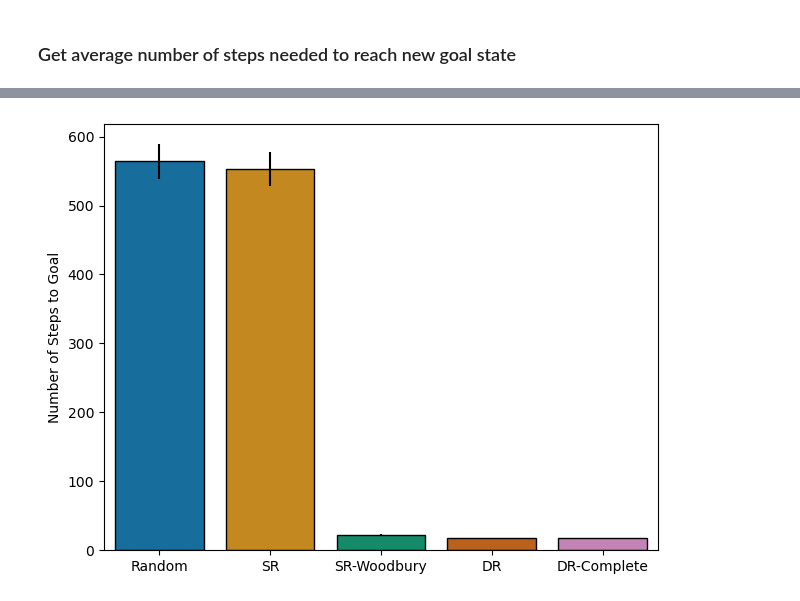
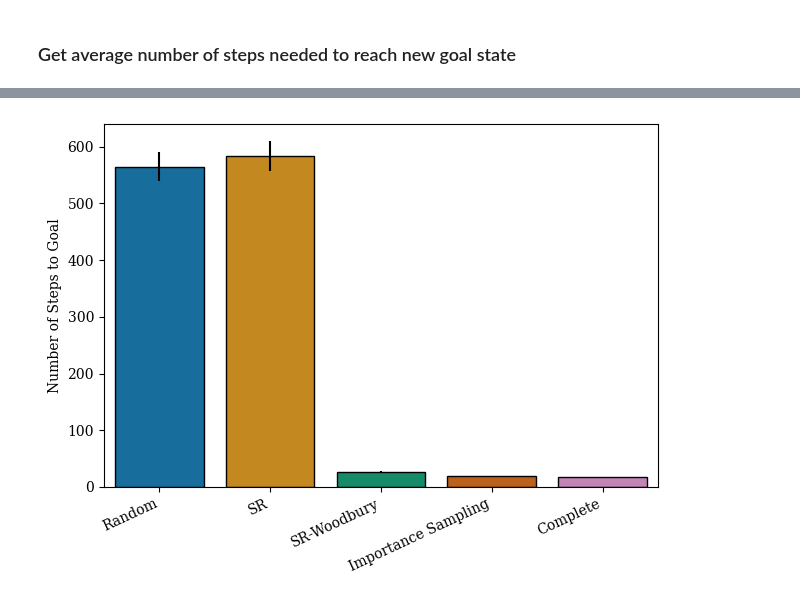
Before and after one commit to ArminBaz/SR-IS, a Jupyter notebook: src/model_comparison.ipynb, the cells around one changed output, grey strips where cells are left out. Saved outputs shown, nothing was run; the diff lists cells and outputs as text; code cells hidden in the pictures.

```diff
--- a/src/model_comparison.ipynb
+++ b/src/model_comparison.ipynb
@@ -25,13 +25,13 @@ envs = ["maze-10x10-G1", "maze-10x10-G2", "maze-10x10-G3"]
 # %%
 # Model Hyperparams
 reward = -0.8
-alpha = 0.1
+alpha = 0.05
 beta = 1.0
 _lambda = 1.0
 num_steps = 120000
 
 # Simulation parameters
-num_simulations = 500
+num_simulations = 5000
 new_term_loc = (9,1)
 new_term_idx = 61
 # %%
@@ -133,33 +127,38 @@ save_path = None
 # save_path = os.path.join('..', 'figures/') + 'model_comparison.png'
 
 # Prepare the data
-categories = ['Random', 'SR', 'SR-Woodbury', 'DR', 'DR-Complete']
+categories = ['Random', 'SR', 'SR-Woodbury', 'Importance Sampling', 'Complete']
+# categories = ['Random', 'SR', 'Importance Sampling', 'Complete']
 data = [Random_avg, SR_td_avg, SR_wood_avg, DR_td_avg, DR_inv_avg]
+# data = [Random_avg, SR_td_avg, DR_td_avg, DR_inv_avg]
 means = [np.mean(values) for values in data]
 sems = [np.std(values) / np.sqrt(len(values)) for values in data]
 
 # Create a color palette
 palette = sns.color_palette("colorblind", len(categories))
+
+# Set a nicer font
+plt.rcParams['font.family'] = 'serif'
 
 # Create the bar plot
 ax = sns.barplot(x=categories, y=means, palette=palette, yerr=sems, capsize=0.2)
 
 # Set the y-axis title
 plt.ylabel("Number of Steps to Goal")
 
 # Rotate the x-axis labels if needed
-# plt.xticks(rotation=45, ha='right')
+plt.xticks(rotation=25, ha='right')
 
 # Outline the bars in black
 for bar in ax.patches:
     bar.set_edgecolor('black')
     bar.set_linewidth(1)
 
 if save_path is not None:
     plt.savefig(save_path, bbox_inches='tight', dpi=300)
 
 # Display the plot
 plt.tight_layout()
 plt.show()
 # %% [output]
-[figure, old version]
+[figure, new version]
```
Also changed, not shown: parts of 3 cells of this notebook, 3 other files.
